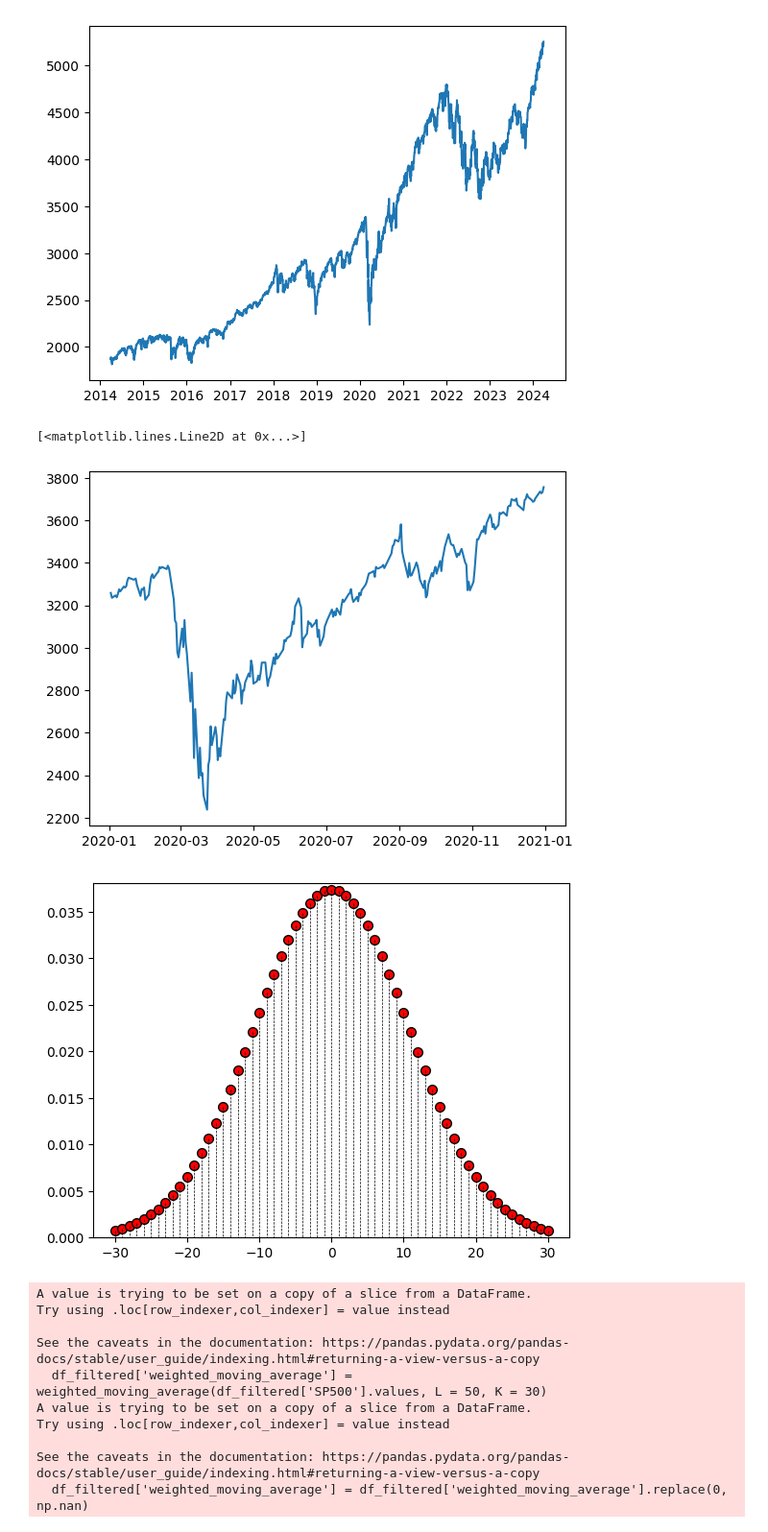
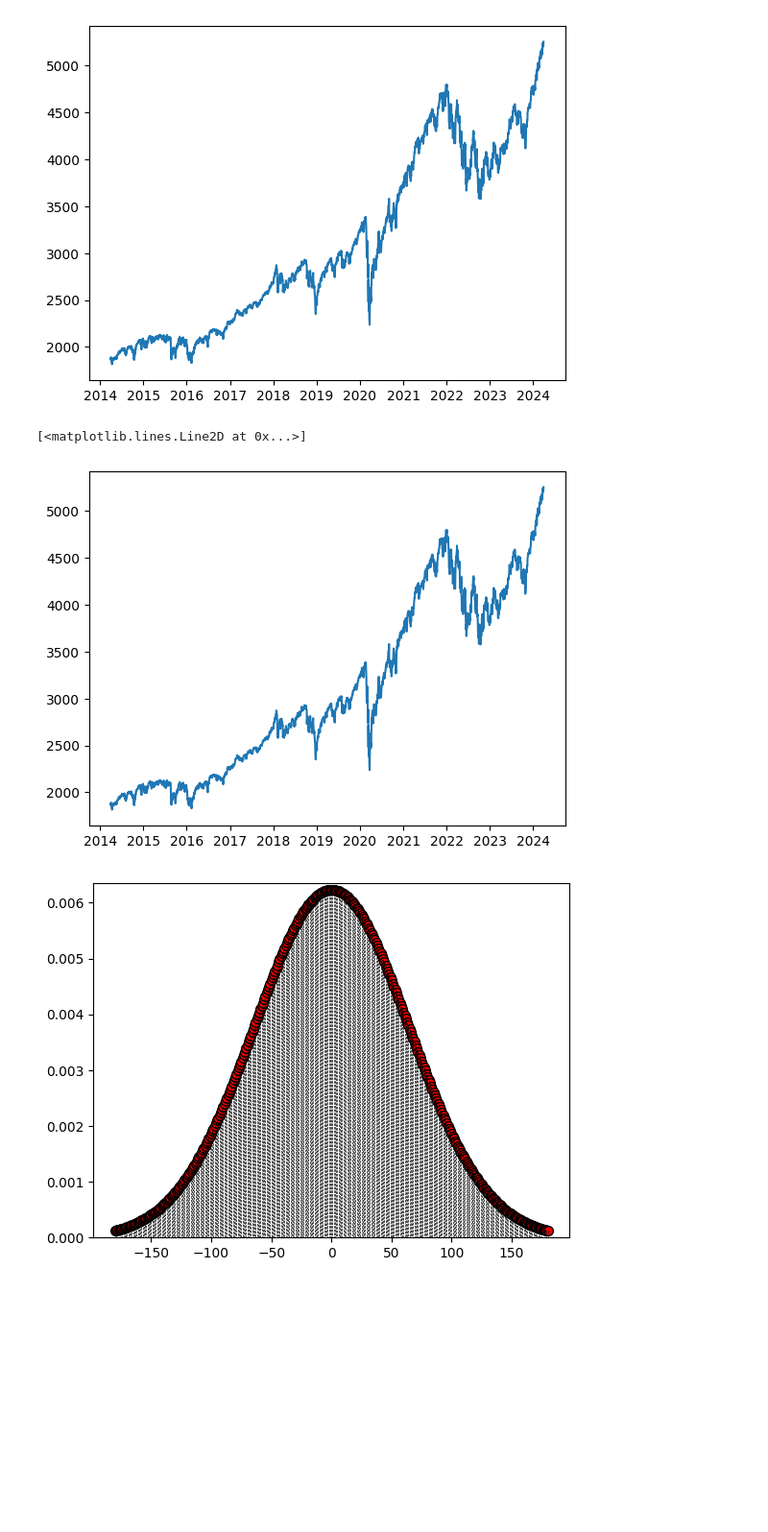
Before and after one commit to KazysV/sap, a Jupyter notebook: main.ipynb, the cells around one changed output. Shown at 96% size. Drawn from its saved outputs; the diff is of its cells as text; code cells hidden in the pictures; blank space fills up the shorter version.

```diff
--- a/main.ipynb
+++ b/main.ipynb
@@ -48,12 +48,13 @@ plt.plot(df['DATE'],df['SP500'])
 [<matplotlib.lines.Line2D at 0x...>]
 [figure]
 # %%
-df_filtered = df[df['DATE'].dt.year.isin([2020])]
+#df_filtered = df[df['DATE'].dt.year.isin([2020])]
+df_filtered = df
 # %%
 plt.plot(df_filtered['DATE'],df_filtered['SP500'])
 # %% [output]
 [<matplotlib.lines.Line2D at 0x...>]
-[figure, old version]
+[figure, new version]
 # %%
 # Weighted moving average
 ###############################
@@ -115,20 +116,10 @@ def weighted_moving_average(data, L, K):
 
     return weighted_data
 # %%
-df_filtered['weighted_moving_average'] = weighted_moving_average(df_filtered['SP500'].values, L = 50, K = 30)
+df_filtered['weighted_moving_average'] = weighted_moving_average(df_filtered['SP500'].values, L = 50, K = 180)
 df_filtered['weighted_moving_average'] = df_filtered['weighted_moving_average'].replace(0, np.nan)
 # %% [output]
-[figure, old version]
+[figure, new version]
-A value is trying to be set on a copy of a slice from a DataFrame.
-Try using .loc[row_indexer,col_indexer] = value instead
-
-See the caveats in the documentation: https://pandas.pydata.org/pandas-docs/stable/user_guide/indexing.html#returning-a-view-versus-a-copy
-  df_filtered['weighted_moving_average'] = weighted_moving_average(df_filtered['SP500'].values, L = 50, K = 30)
-A value is trying to be set on a copy of a slice from a DataFrame.
-Try using .loc[row_indexer,col_indexer] = value instead
-
-See the caveats in the documentation: https://pandas.pydata.org/pandas-docs/stable/user_guide/indexing.html#returning-a-view-versus-a-copy
-  df_filtered['weighted_moving_average'] = df_filtered['weighted_moving_average'].replace(0, np.nan)
 # %%
 plt.figure(figsize=(10, 10))  # Set the figure size to 10 inches by 6 inches
 
```
Also changed, not shown: parts of 3 cells of this notebook, 13 other files.
